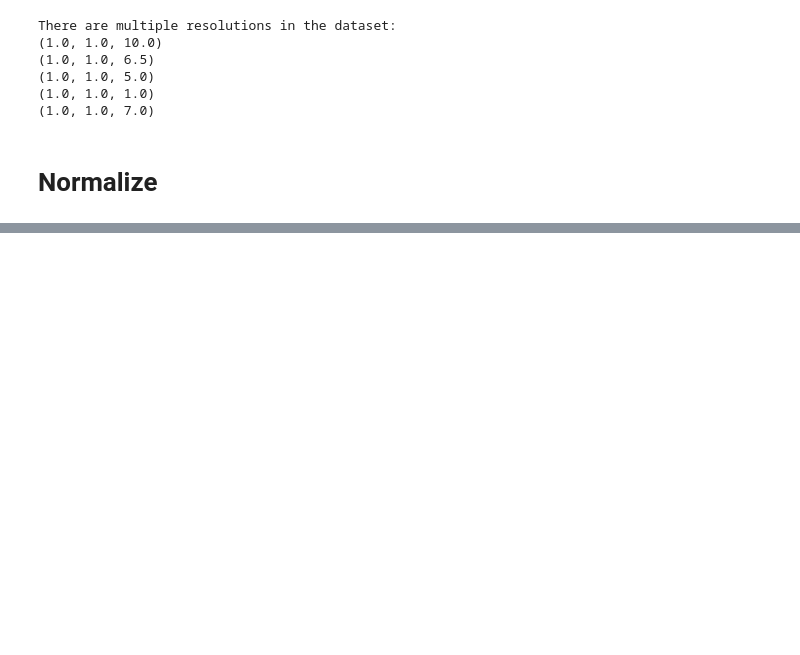
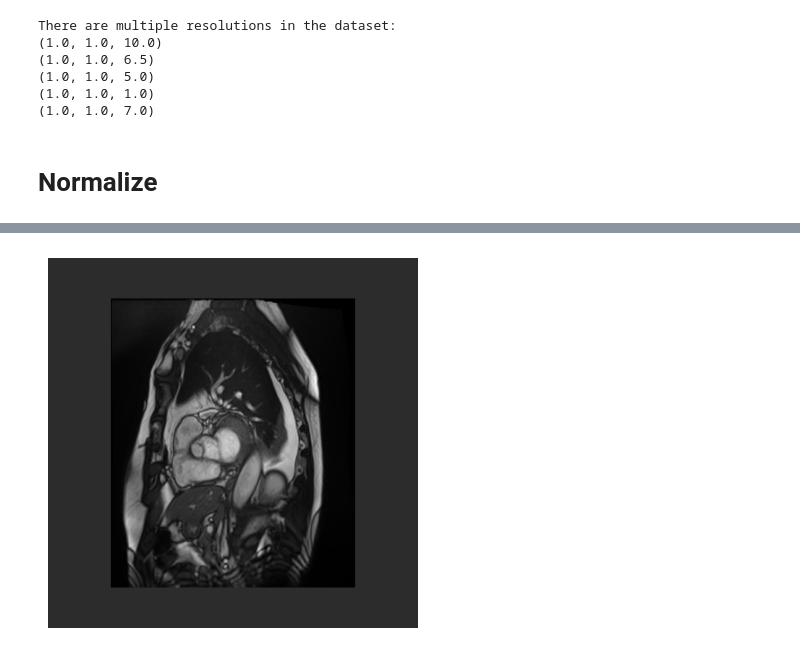
Before and after one commit to ahmedalii3/Cardiac-Strain-Mapping, a Jupyter notebook: Code/Preprocessing/pre.ipynb, the cells around one changed output, grey strips where cells are left out. Cells and saved outputs as stored; diff of their text form; code cells hidden in the pictures; blank space fills up the shorter version.

```diff
--- a/Code/Preprocessing/pre.ipynb
+++ b/Code/Preprocessing/pre.ipynb
@@ -330,0 +612,17 @@ check_Dimension(output_path)
+# %%
+# view on nii image
+def view_nii_image(nii_file):
+    """
+    View a NIfTI image.
+    """
+    image = sitk.ReadImage(nii_file)
+    image_np = sitk.GetArrayFromImage(image)
+    plt.imshow(image_np[0], cmap="gray")
+    plt.axis("off")
+    plt.show()
+
+# Example usage:
+nii_file = "/Users/ahmed_ali/Documents/GitHub/GP-2025-Strain/Data/ACDC/database/train_standardized/patient001/patient001_frame01.nii/CMD03Gate1.nii"
+view_nii_image(nii_file)
+# %% [output]
+[figure, added]
```
Also changed, not shown: parts of 5 cells of this notebook, 1 other file.
